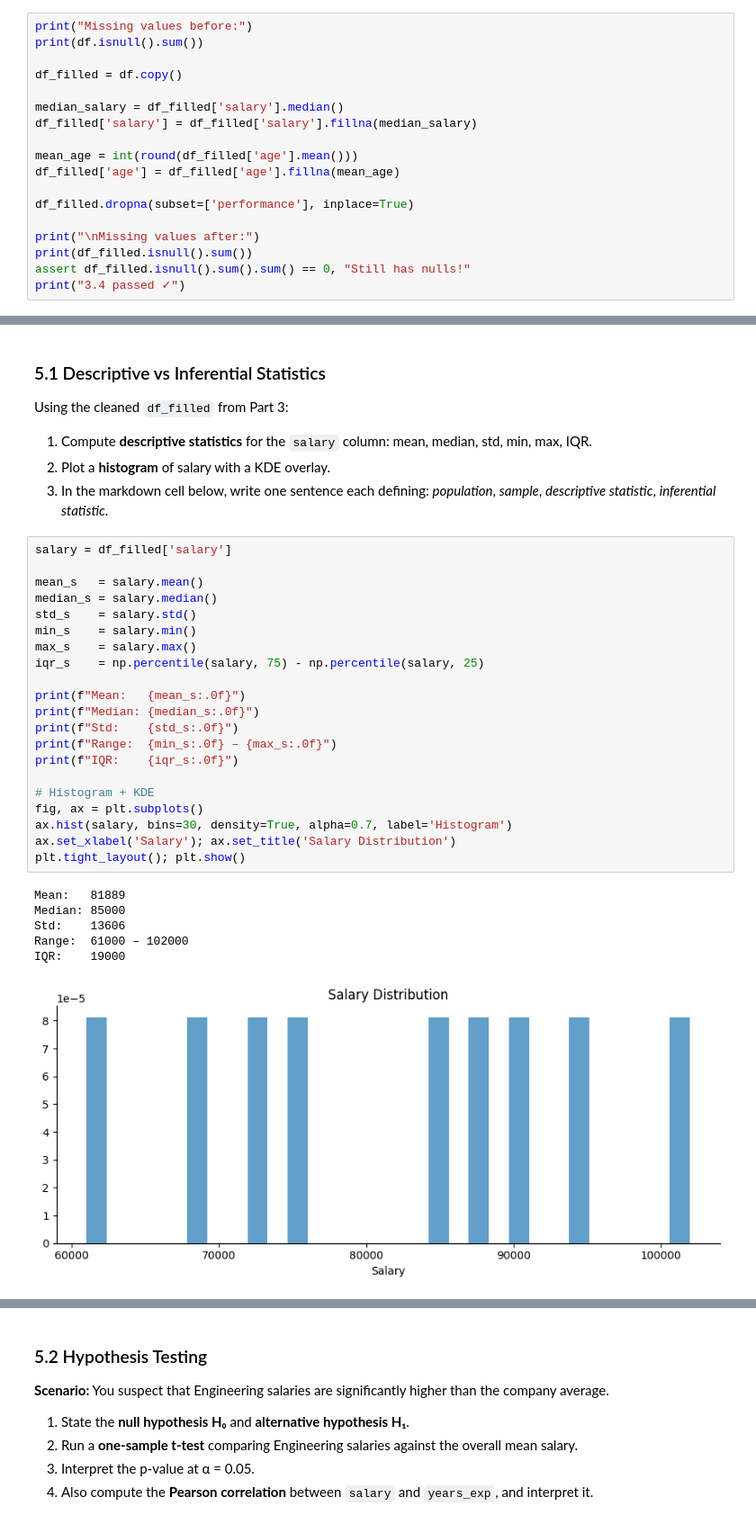
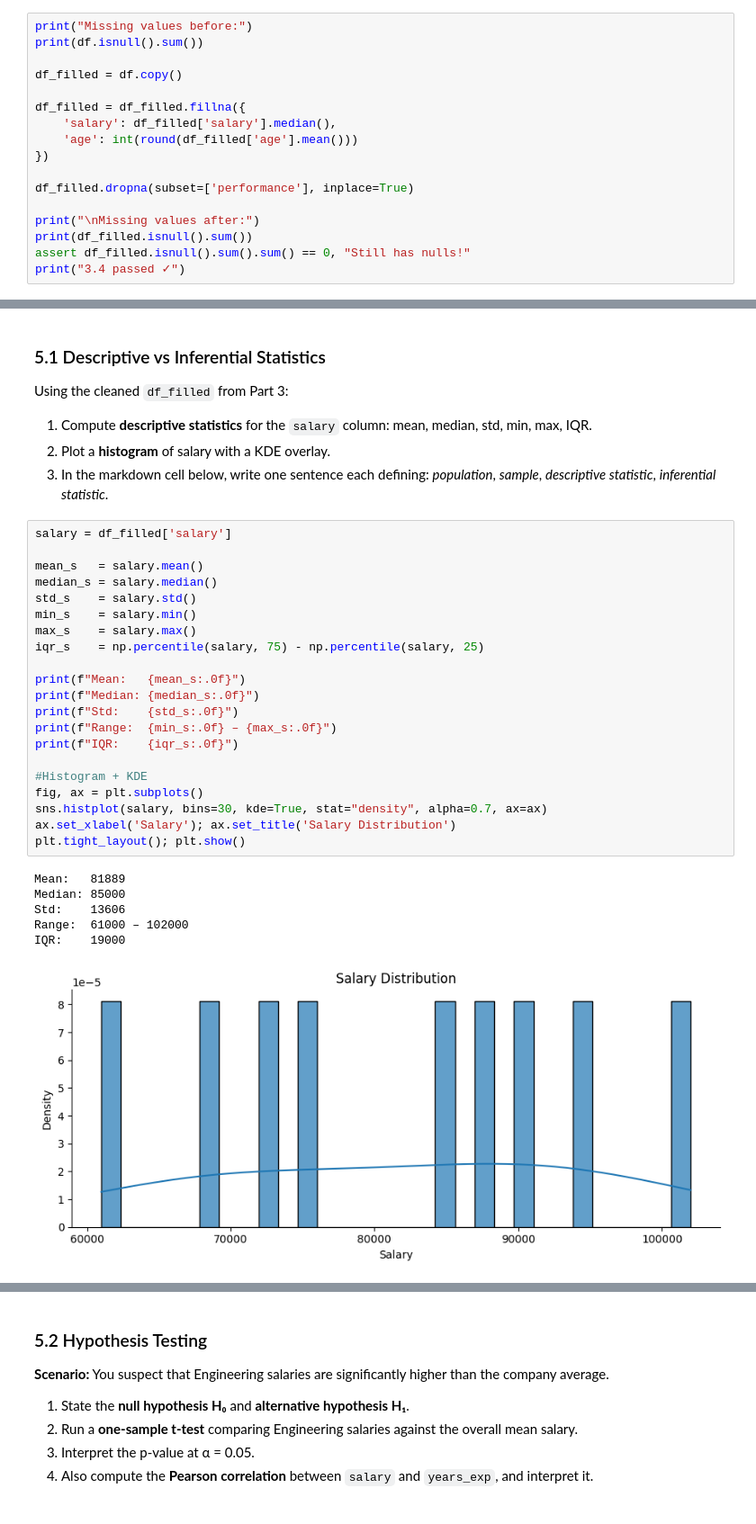
Before and after one commit to dakeshav2028/Keshav_JECRC_CEI_Assignments, a Jupyter notebook: week1_Keshav_Sarda_JECRC.ipynb, the cells around one changed output, grey strips where cells are left out. Shown at 90% size. Cells and saved outputs as stored; diff of their text form.

```diff
--- a/week1_Keshav_Sarda_JECRC.ipynb
+++ b/week1_Keshav_Sarda_JECRC.ipynb
@@ -327,11 +326,10 @@ print(df.isnull().sum())
 
 df_filled = df.copy()
 
-median_salary = df_filled['salary'].median()
-df_filled['salary'] = df_filled['salary'].fillna(median_salary)
-
-mean_age = int(round(df_filled['age'].mean()))
-df_filled['age'] = df_filled['age'].fillna(mean_age)
+df_filled = df_filled.fillna({
+    'salary': df_filled['salary'].median(),
+    'age': int(round(df_filled['age'].mean()))
+})
 
 df_filled.dropna(subset=['performance'], inplace=True)
 
@@ -536,31 +553,31 @@ Using the cleaned `df_filled` from Part 3:
 # %%
 salary = df_filled['salary']
 
 mean_s   = salary.mean()
 median_s = salary.median()
 std_s    = salary.std()
 min_s    = salary.min()
 max_s    = salary.max()
 iqr_s    = np.percentile(salary, 75) - np.percentile(salary, 25)
 
 print(f"Mean:   {mean_s:.0f}")
 print(f"Median: {median_s:.0f}")
 print(f"Std:    {std_s:.0f}")
 print(f"Range:  {min_s:.0f} – {max_s:.0f}")
 print(f"IQR:    {iqr_s:.0f}")
 
-# Histogram + KDE
+#Histogram + KDE
 fig, ax = plt.subplots()
-ax.hist(salary, bins=30, density=True, alpha=0.7, label='Histogram')
+sns.histplot(salary, bins=30, kde=True, stat="density", alpha=0.7, ax=ax)
 ax.set_xlabel('Salary'); ax.set_title('Salary Distribution')
 plt.tight_layout(); plt.show()
 # %% [output]
 Mean:   81889
 Median: 85000
 Std:    13606
 Range:  61000 – 102000
 IQR:    19000
-[figure, old version]
+[figure, new version]
 # %% [markdown]
 **Definitions (5.1):**
 
```
Also changed, not shown: parts of 18 cells of this notebook.
